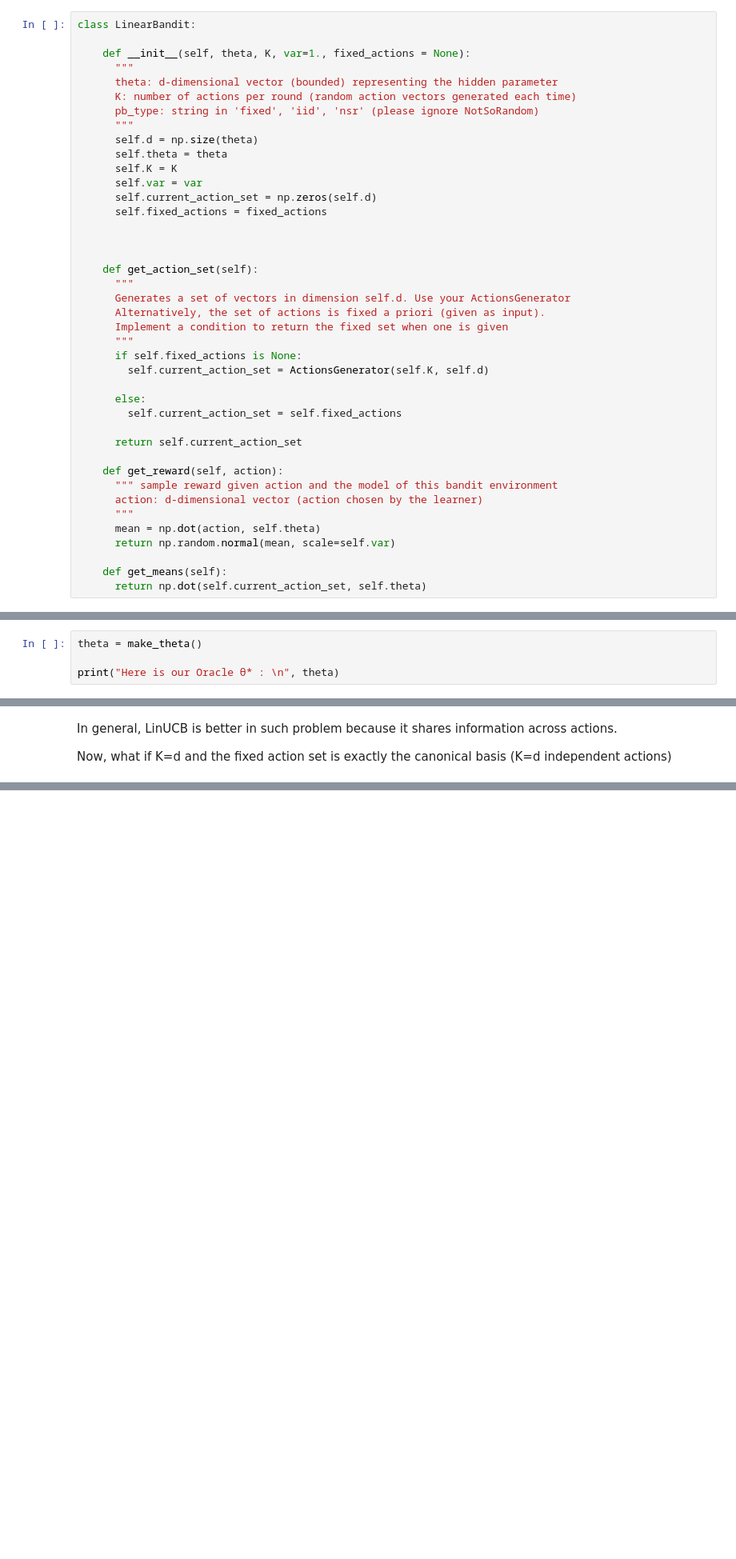
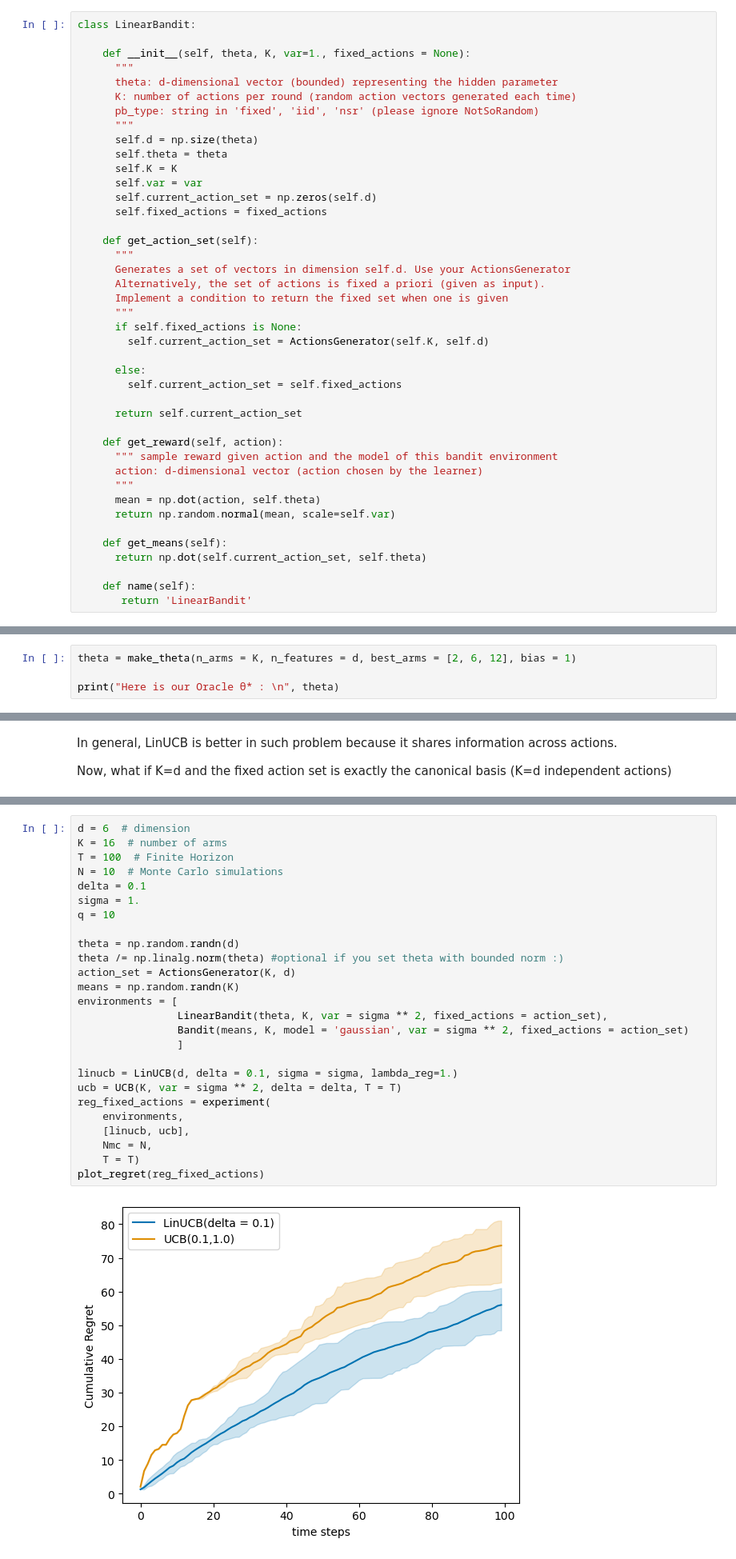
Before and after one commit to AugustinCablant/3A-class, a Jupyter notebook: Bandits/StochasticLinearBandits2024_companion_TBC_Gaetano_Augustin.ipynb, the cells around one changed output, grey strips where cells are left out. Shown at 80% size. Drawn from its saved outputs; the diff is of its cells as text; blank space fills up the shorter version.

```diff
--- a/Bandits/StochasticLinearBandits2024_companion_TBC_Gaetano_Augustin.ipynb
+++ b/Bandits/StochasticLinearBandits2024_companion_TBC_Gaetano_Augustin.ipynb
@@ -142,8 +142,6 @@ class LinearBandit:
       self.var = var
       self.current_action_set = np.zeros(self.d)
       self.fixed_actions = fixed_actions
-
-
 
     def get_action_set(self):
       """
@@ -168,6 +166,9 @@ class LinearBandit:
 
     def get_means(self):
       return np.dot(self.current_action_set, self.theta)
+
+    def name(self):
+       return 'LinearBandit'
 # %% [markdown]
 $ \quad $
 
@@ -430,7 +431,7 @@ def make_theta(n_arms = K, n_features = d, best_arms = [2, 6, 12], bias = 1):
     true_theta = true_theta / np.linalg.norm(true_theta)
     return np.max(true_theta, axis = 0)
 # %%
-theta = make_theta()
+theta = make_theta(n_arms = K, n_features = d, best_arms = [2, 6, 12], bias = 1)
 
 print("Here is our Oracle θ* : \n", theta)
 # %% [output]
@@ -839,0 +942,28 @@ The problem of finding a good algorithm for the 'arbitrary' setting and the 'fix
+# %%
+d = 6  # dimension
+K = 16  # number of arms
+T = 100  # Finite Horizon
+N = 10  # Monte Carlo simulations
+delta = 0.1
+sigma = 1.
+q = 10
+
+theta = np.random.randn(d)
+theta /= np.linalg.norm(theta) #optional if you set theta with bounded norm :)
+action_set = ActionsGenerator(K, d)
+means = np.random.randn(K)
+environments = [
+                LinearBandit(theta, K, var = sigma ** 2, fixed_actions = action_set),
+                Bandit(means, K, model = 'gaussian', var = sigma ** 2, fixed_actions = action_set)
+                ]
+
+linucb = LinUCB(d, delta = 0.1, sigma = sigma, lambda_reg=1.)
+ucb = UCB(K, var = sigma ** 2, delta = delta, T = T)
+reg_fixed_actions = experiment(
+    environments,
+    [linucb, ucb],
+    Nmc = N,
+    T = T)
+plot_regret(reg_fixed_actions)
+# %% [output]
+[figure, added]
```
Also changed, not shown: parts of 11 cells of this notebook, 3 other files.
